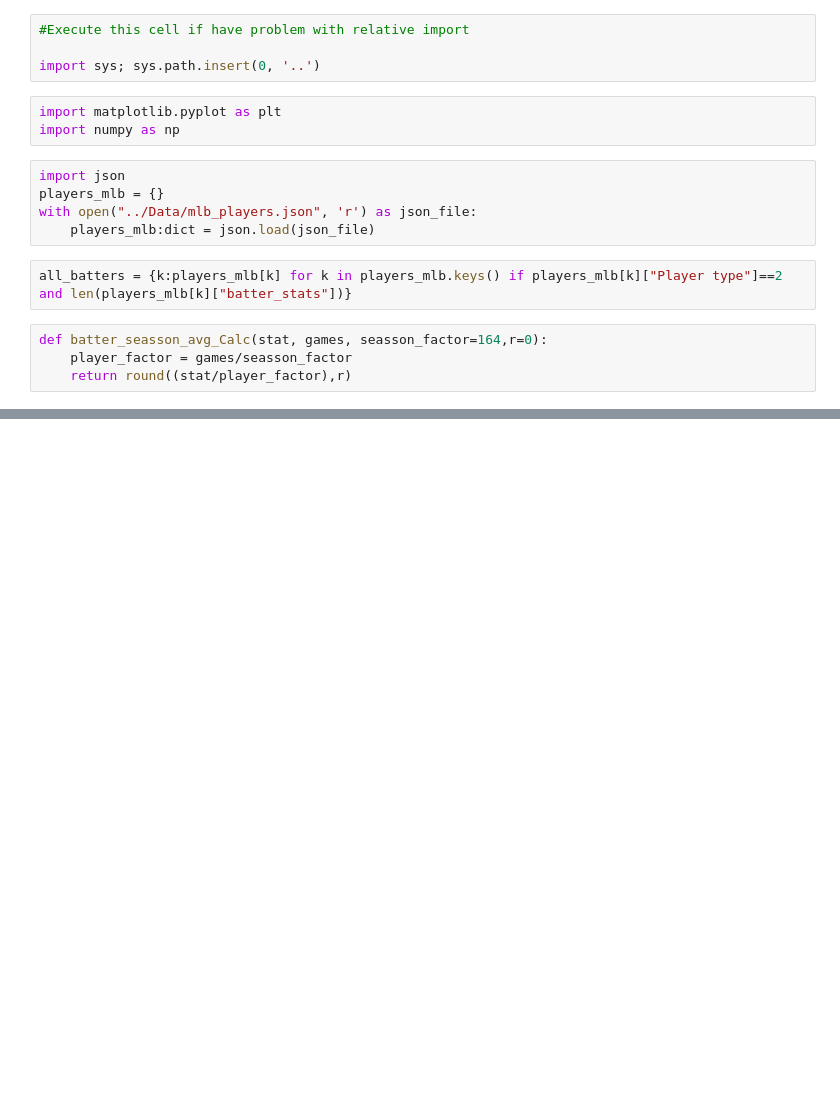
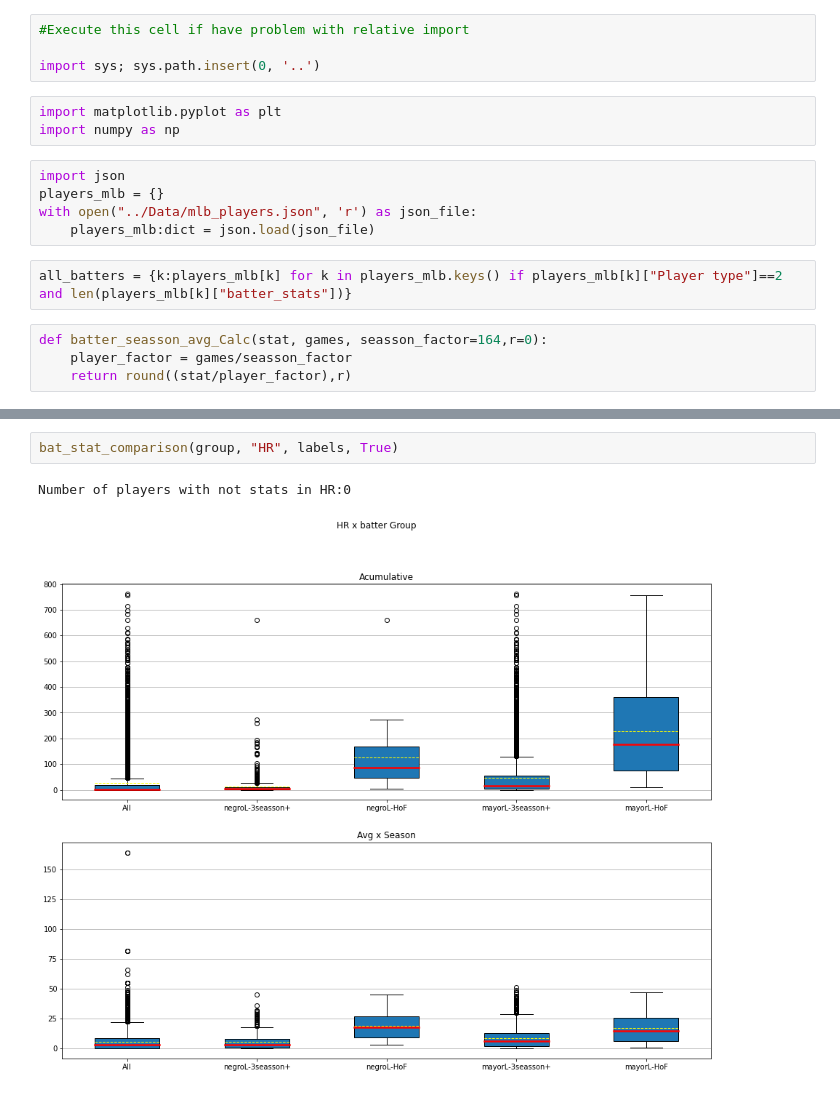
Before and after one commit to abel1927/DJ-MLB-Hall-Fame, a Jupyter notebook: Analysis/batter_stats.ipynb, the cells around one changed output, grey strips where cells are left out. Saved outputs shown, nothing was run; the diff lists cells and outputs as text; blank space fills up the shorter version.

```diff
--- a/Analysis/batter_stats.ipynb
+++ b/Analysis/batter_stats.ipynb
@@ -135,0 +109,5 @@ Number of players with not stats in Rpos:98
+# %%
+bat_stat_comparison(group, "HR", labels, True)
+# %% [output]
+Number of players with not stats in HR:0
+[figure, added]
```
Also changed, not shown: parts of 49 cells of this notebook, 1 other file.
